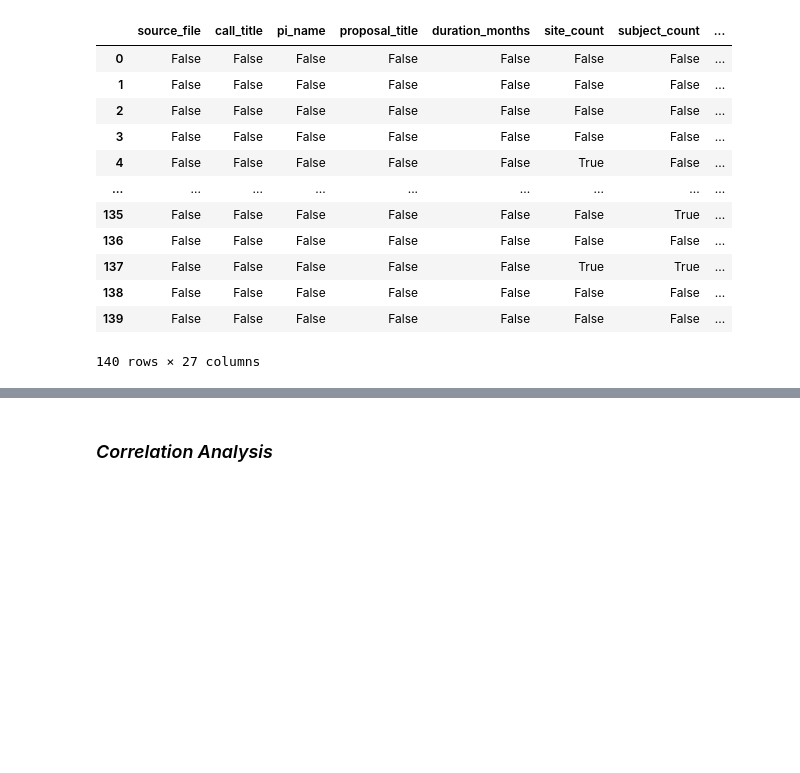
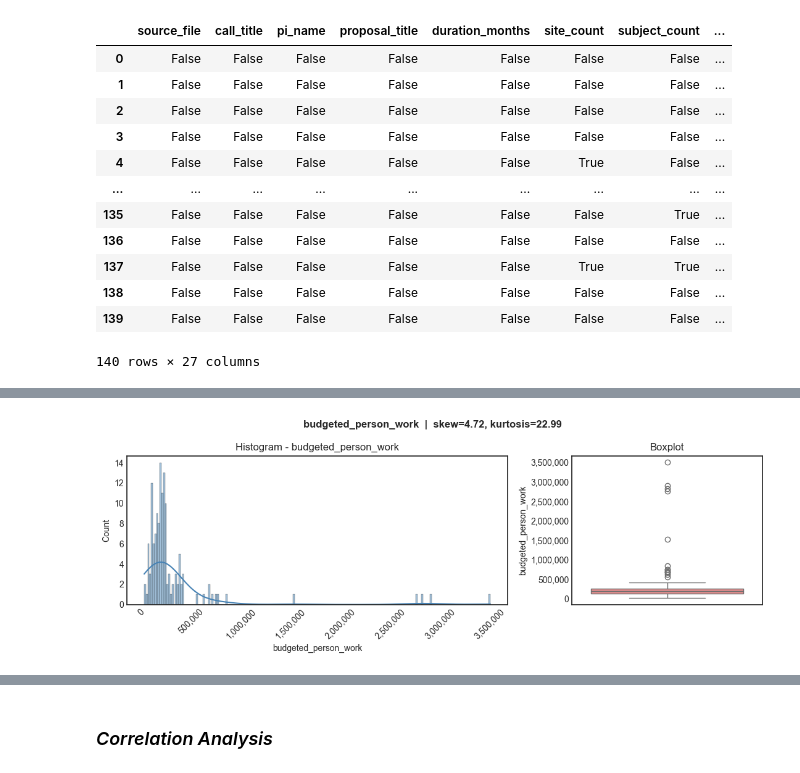
Before and after one commit to idowein/MOECSO, a Jupyter notebook: budget_estimation/Budget_estimation.ipynb, the cells around one changed output, grey strips where cells are left out. Drawn from its saved outputs; the diff is of its cells as text; code cells hidden in the pictures; blank space fills up the shorter version.

```diff
--- a/budget_estimation/Budget_estimation.ipynb
+++ b/budget_estimation/Budget_estimation.ipynb
@@ -209,0 +347,22 @@ df_clean.describe().T
+# %%
+from matplotlib.ticker import FuncFormatter
+
+fig, axes = plt.subplots(1, 2, figsize=(11, 4), gridspec_kw={"width_ratios": [2, 1]})
+sns.histplot(df_clean["budgeted_person_work"].dropna(), bins=200, kde=True, ax=axes[0], color="steelblue")
+axes[0].set_title("Histogram - budgeted_person_work")
+
+# format x-axis ticks as plain numbers with thousands separators (e.g. "1,500,000")
+# instead of matplotlib's default scientific/offset notation (e.g. "1.5" with a "1e6" corner label)
+axes[0].xaxis.set_major_formatter(FuncFormatter(lambda x, _: f"{x:,.0f}"))
+axes[0].tick_params(axis="x", rotation=45)   # rotate labels so the longer numbers don't overlap each other
+
+sns.boxplot(y=df_clean["budgeted_person_work"].dropna(), ax=axes[1], color="lightcoral")
+axes[1].set_title("Boxplot")
+axes[1].yaxis.set_major_formatter(FuncFormatter(lambda y, _: f"{y:,.0f}"))   # same fix for the boxplot's y-axis
+
+s, k = skew_kurt.loc["budgeted_person_work", "Skewness"], skew_kurt.loc["budgeted_person_work", "Kurtosis"]
+fig.suptitle(f"budgeted_person_work  |  skew={s:.2f}, kurtosis={k:.2f}", fontsize=12, fontweight="bold")
+plt.tight_layout()
+plt.show()
+# %% [output]
+[figure, added]
```
Also changed, not shown: parts of 29 cells of this notebook.
